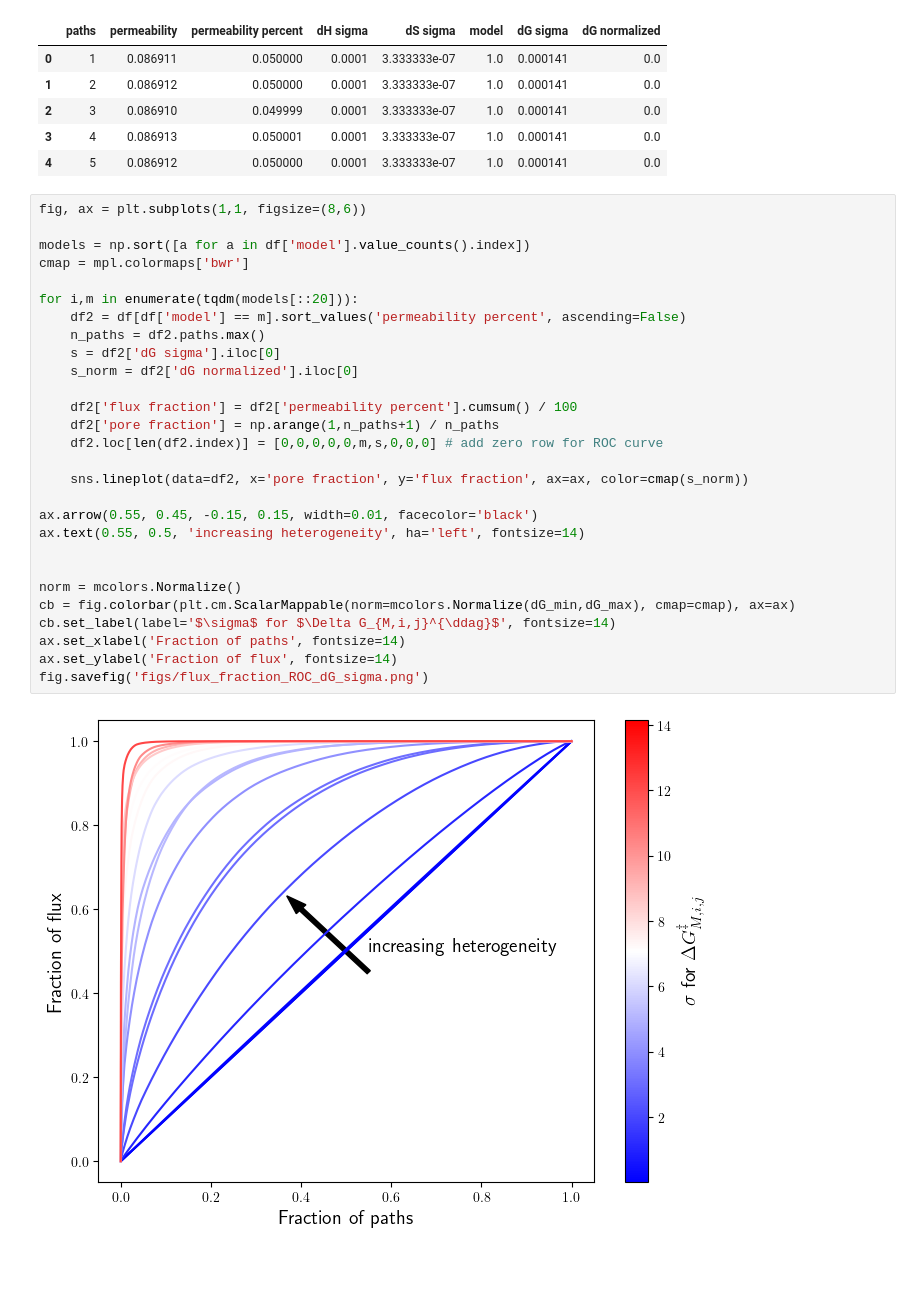
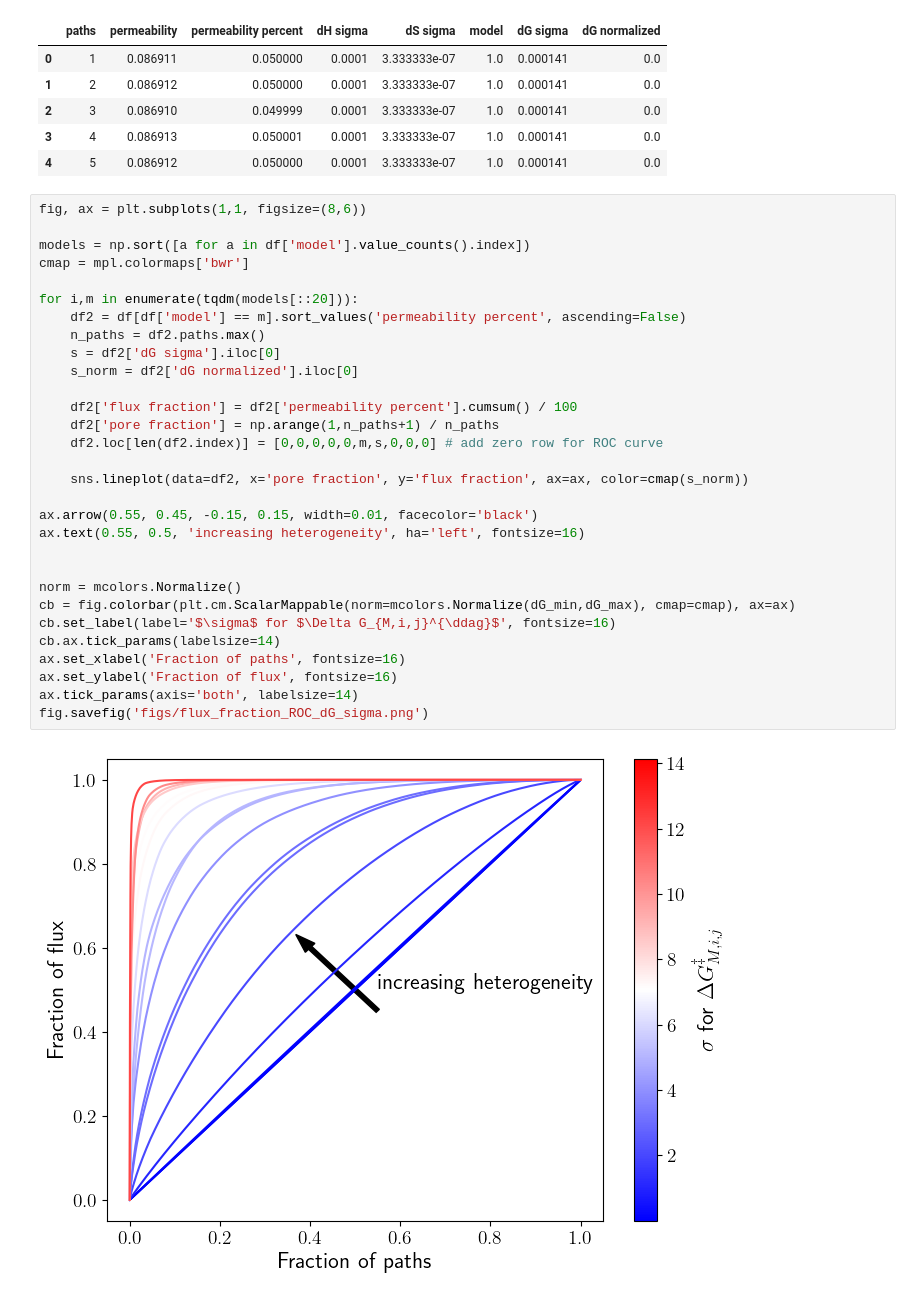
Before and after one commit to schwinns/eyring_model, a Jupyter notebook: barrier_variance.ipynb, the cells around one changed output. Saved outputs shown, nothing was run; the diff lists cells and outputs as text; blank space fills up the shorter version.

Commit message:
clean up figures and increase fontsize

```diff
--- a/barrier_variance.ipynb
+++ b/barrier_variance.ipynb
@@ -193,30 +106,32 @@ df.head()
 # %%
 fig, ax = plt.subplots(1,1, figsize=(8,6))
 
 models = np.sort([a for a in df['model'].value_counts().index])
 cmap = mpl.colormaps['bwr']
 
 for i,m in enumerate(tqdm(models[::20])):
     df2 = df[df['model'] == m].sort_values('permeability percent', ascending=False)
     n_paths = df2.paths.max()
     s = df2['dG sigma'].iloc[0]
     s_norm = df2['dG normalized'].iloc[0]
 
     df2['flux fraction'] = df2['permeability percent'].cumsum() / 100
     df2['pore fraction'] = np.arange(1,n_paths+1) / n_paths
     df2.loc[len(df2.index)] = [0,0,0,0,0,m,s,0,0,0] # add zero row for ROC curve
 
     sns.lineplot(data=df2, x='pore fraction', y='flux fraction', ax=ax, color=cmap(s_norm))
 
 ax.arrow(0.55, 0.45, -0.15, 0.15, width=0.01, facecolor='black')
-ax.text(0.55, 0.5, 'increasing heterogeneity', ha='left', fontsize=14)
+ax.text(0.55, 0.5, 'increasing heterogeneity', ha='left', fontsize=16)
 
 
 norm = mcolors.Normalize()
 cb = fig.colorbar(plt.cm.ScalarMappable(norm=mcolors.Normalize(dG_min,dG_max), cmap=cmap), ax=ax)
-cb.set_label(label='$\sigma$ for $\Delta G_{M,i,j}^{\ddag}$', fontsize=14)
-ax.set_xlabel('Fraction of paths', fontsize=14)
-ax.set_ylabel('Fraction of flux', fontsize=14)
+cb.set_label(label='$\sigma$ for $\Delta G_{M,i,j}^{\ddag}$', fontsize=16)
+cb.ax.tick_params(labelsize=14)
+ax.set_xlabel('Fraction of paths', fontsize=16)
+ax.set_ylabel('Fraction of flux', fontsize=16)
+ax.tick_params(axis='both', labelsize=14)
 fig.savefig('figs/flux_fraction_ROC_dG_sigma.png')
 # %% [output]
-[figure, old version]
+[figure, new version]
```
Also changed, not shown: parts of 5 cells of this notebook, 11 other files.
